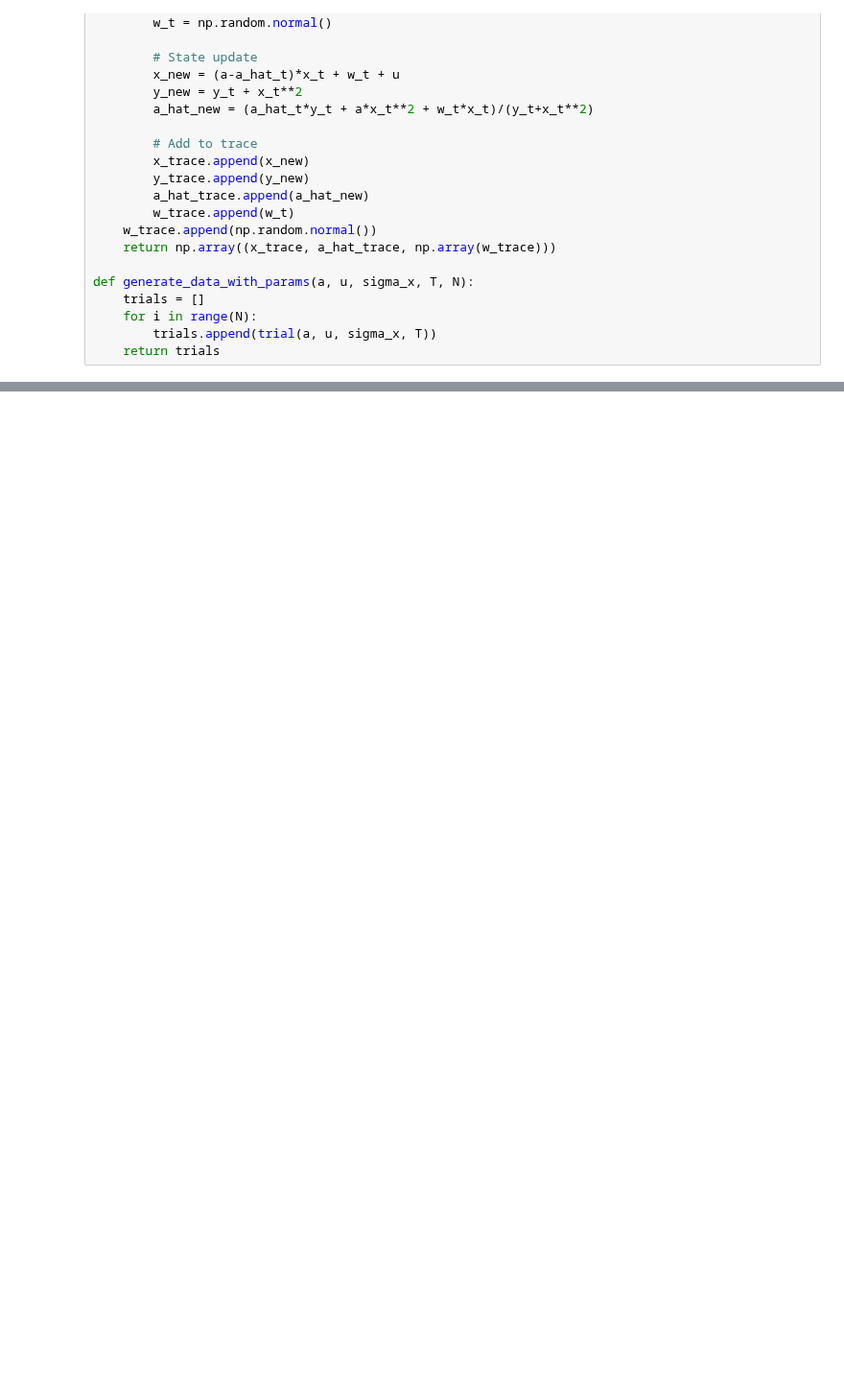
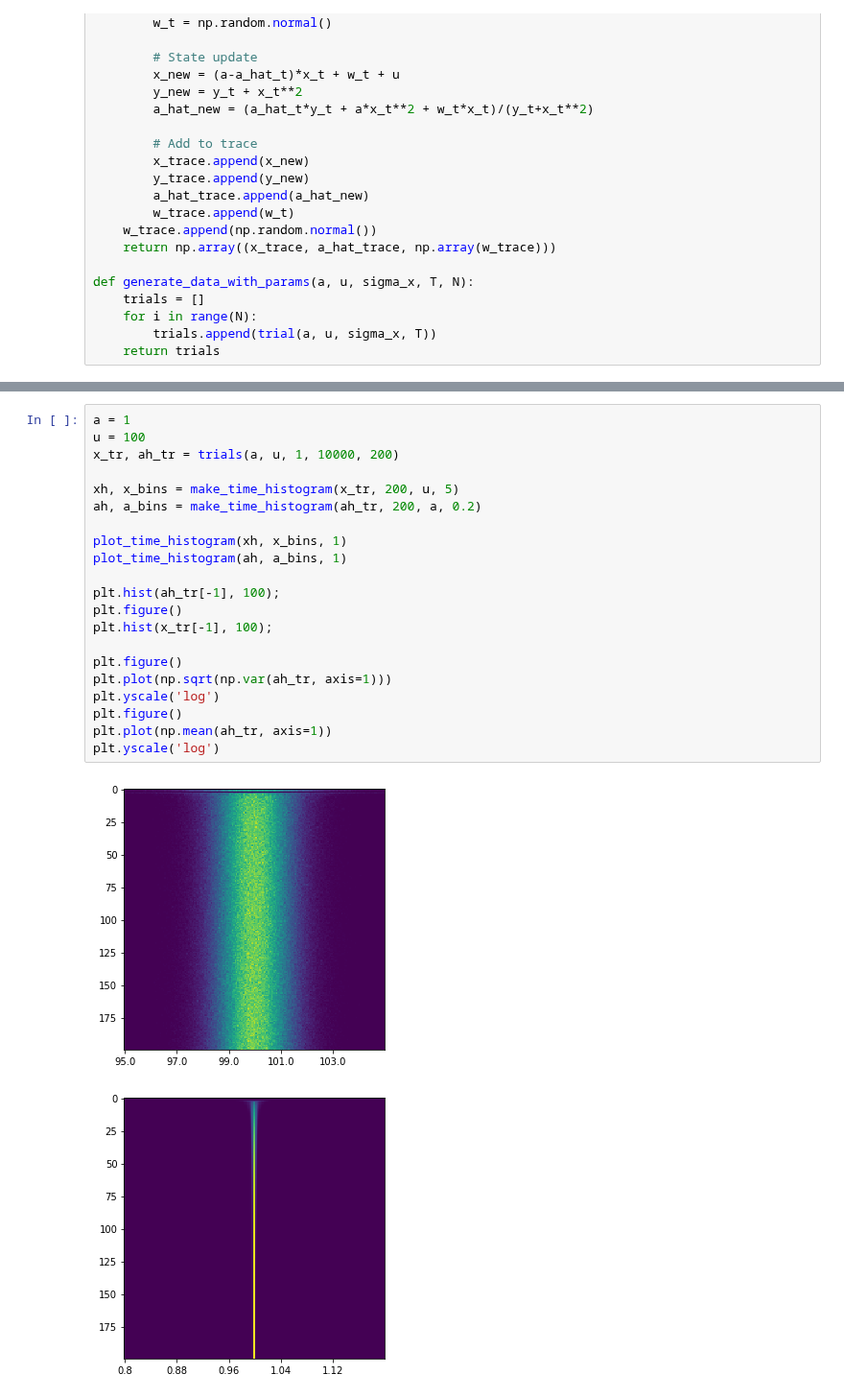
Before and after one commit to rahularya50/control-proj, a Jupyter notebook: Jupyter Notebooks/Simulated Dynamics with estimate update.ipynb, the cells around one changed output, grey strips where cells are left out. Shown at 96% size. Cells and saved outputs as stored; diff of their text form; blank space fills up the shorter version.

```diff
--- a/Jupyter Notebooks/Simulated Dynamics with estimate update.ipynb
+++ b/Jupyter Notebooks/Simulated Dynamics with estimate update.ipynb
@@ -265,0 +323,24 @@ for i in range(2):
+# %%
+a = 1
+u = 100
+x_tr, ah_tr = trials(a, u, 1, 10000, 200)
+
+xh, x_bins = make_time_histogram(x_tr, 200, u, 5)
+ah, a_bins = make_time_histogram(ah_tr, 200, a, 0.2)
+
+plot_time_histogram(xh, x_bins, 1)
+plot_time_histogram(ah, a_bins, 1)
+
+plt.hist(ah_tr[-1], 100);
+plt.figure()
+plt.hist(x_tr[-1], 100);
+
+plt.figure()
+plt.plot(np.sqrt(np.var(ah_tr, axis=1)))
+plt.yscale('log')
+plt.figure()
+plt.plot(np.mean(ah_tr, axis=1))
+plt.yscale('log')
+# %% [output]
+[figure, added]
+[figure, added]
```
Also changed, not shown: parts of 13 cells of this notebook, 8 other files.
